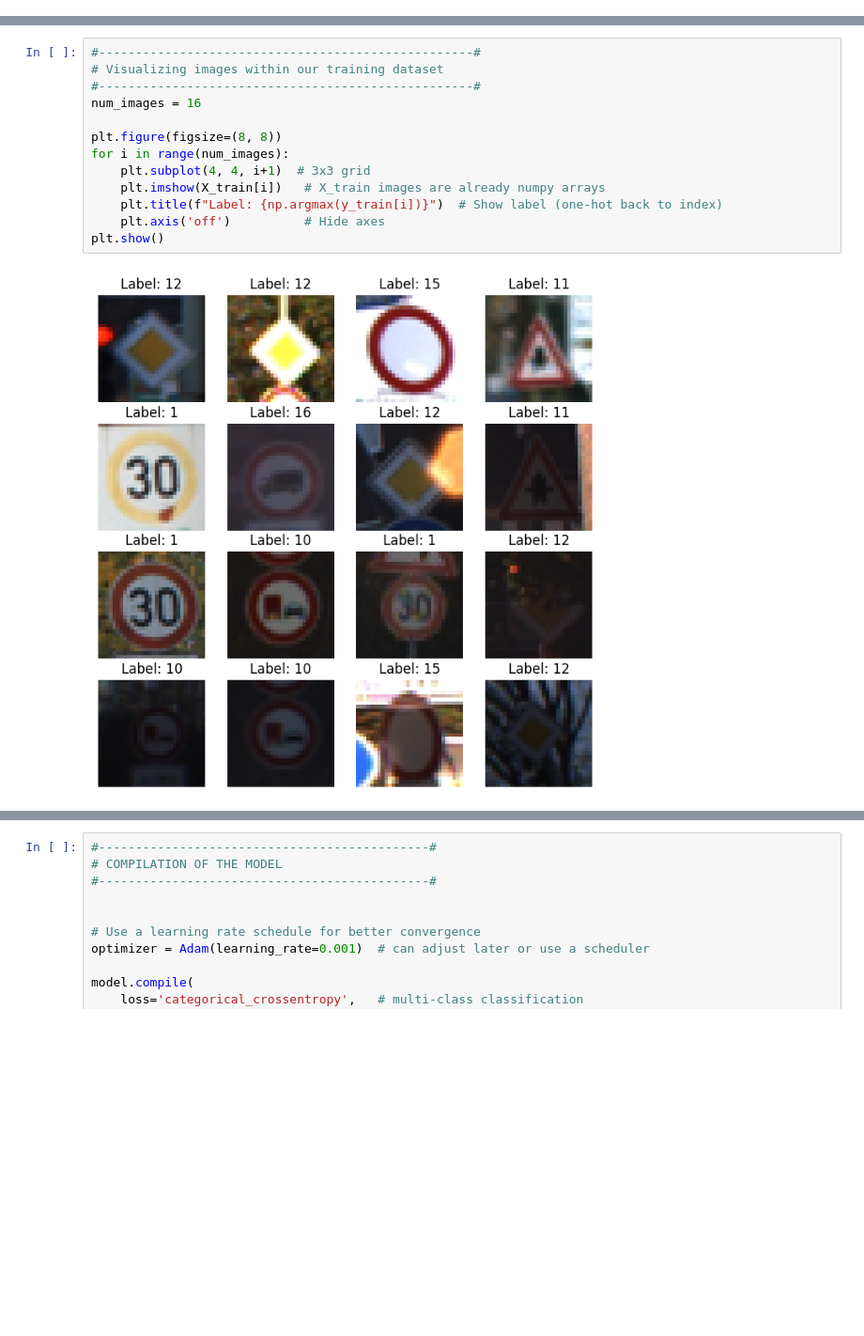
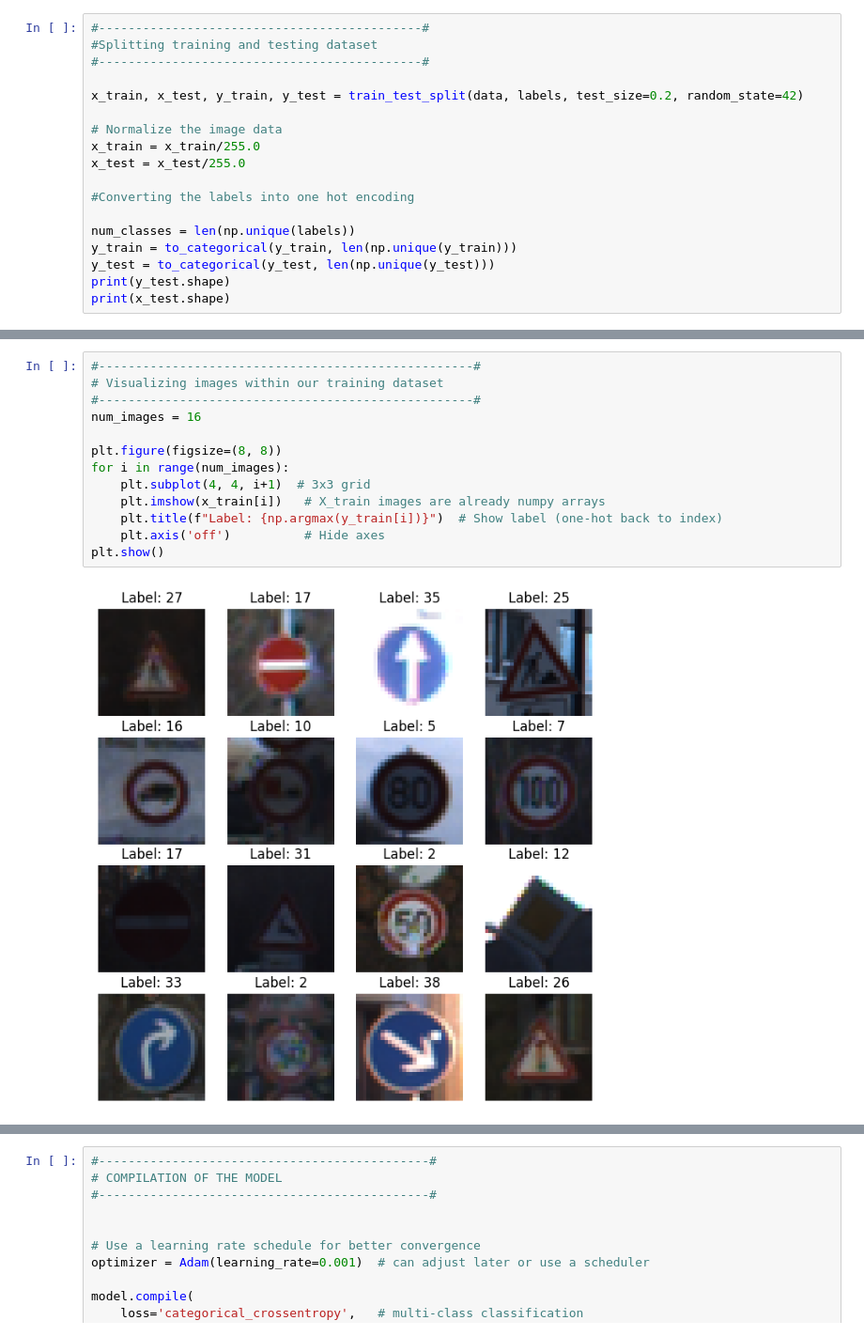
Before and after one commit to dvskabangira/Elevvo_Internship_Tasks, a Jupyter notebook: Task4_Traffic sign recognition/script.ipynb, the cells around one changed output, grey strips where cells are left out. Shown at 94% size. Cells and saved outputs as stored; diff of their text form; blank space fills up the shorter version.

```diff
--- a/Task4_Traffic sign recognition/script.ipynb
+++ b/Task4_Traffic sign recognition/script.ipynb
@@ -108,0 +56,18 @@ X_train: (7673, 30, 30, 3) X_test: (1919, 30, 30, 3) y_train: (7673,) y_test: (1
+# %%
+#--------------------------------------------#
+#Splitting training and testing dataset
+#--------------------------------------------#
+
+x_train, x_test, y_train, y_test = train_test_split(data, labels, test_size=0.2, random_state=42)
+
+# Normalize the image data
+x_train = x_train/255.0
+x_test = x_test/255.0
+
+#Converting the labels into one hot encoding
+
+num_classes = len(np.unique(labels))
+y_train = to_categorical(y_train, len(np.unique(y_train)))
+y_test = to_categorical(y_test, len(np.unique(y_test)))
+print(y_test.shape)
+print(x_test.shape)
@@ -109,18 +81,18 @@ X_train: (7673, 30, 30, 3) X_test: (1919, 30, 30, 3) y_train: (7673,) y_test: (1
 # %%
 #---------------------------------------------------#
 # Visualizing images within our training dataset
 #---------------------------------------------------#
 num_images = 16
 
 plt.figure(figsize=(8, 8))
 for i in range(num_images):
     plt.subplot(4, 4, i+1)  # 3x3 grid
-    plt.imshow(X_train[i])   # X_train images are already numpy arrays
+    plt.imshow(x_train[i])   # X_train images are already numpy arrays
     plt.title(f"Label: {np.argmax(y_train[i])}")  # Show label (one-hot back to index)
     plt.axis('off')          # Hide axes
 plt.show()
 # %% [output]
-[figure, old version]
+[figure, new version]
 # %%
 #-----------------------------------------#
 #Data Augmentation
```
Also changed, not shown: parts of 17 cells of this notebook.
